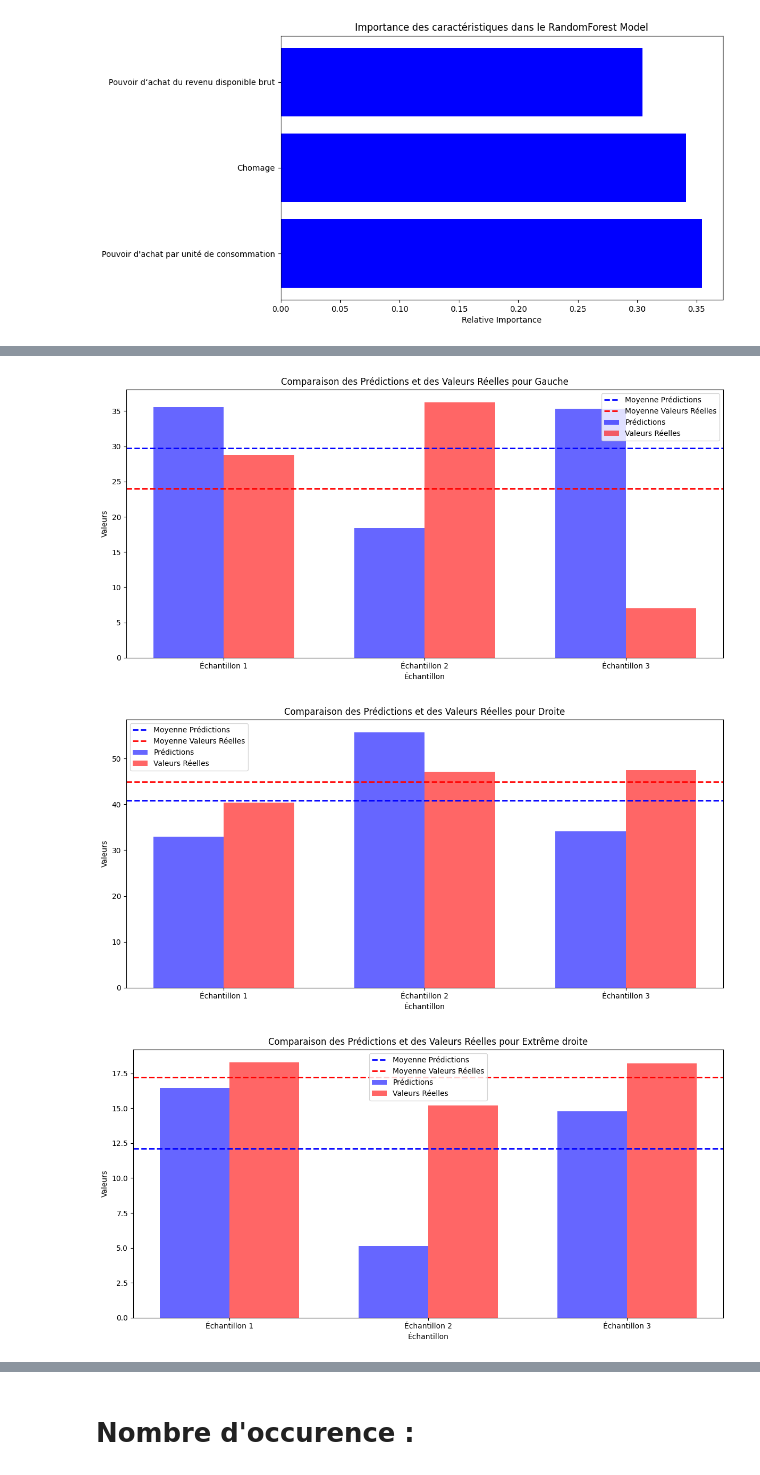
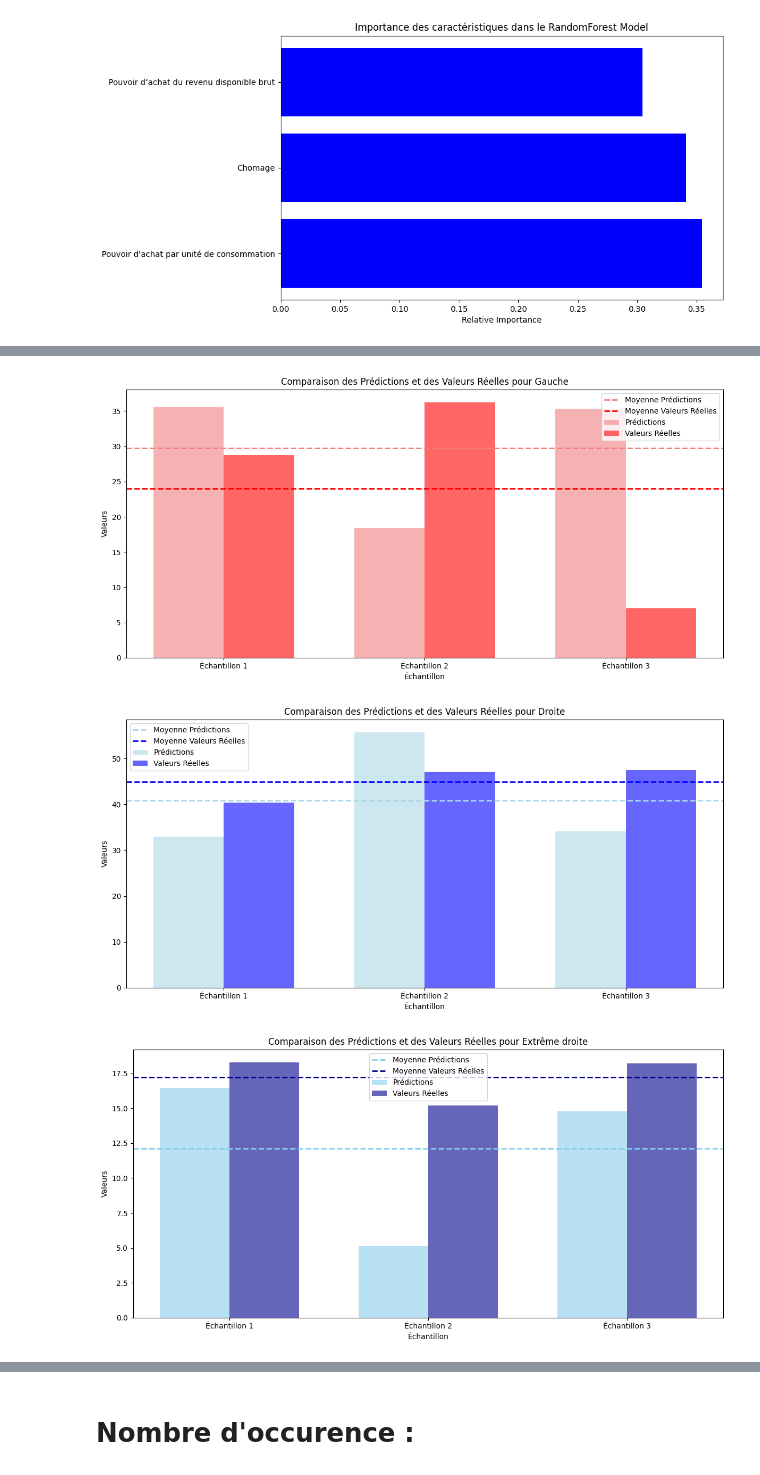
Before and after one commit to MathysLioson/presidential_IA, a Jupyter notebook: algo/presidentialLearning.ipynb, the cells around one changed output, grey strips where cells are left out. Drawn from its saved outputs; the diff is of its cells as text; code cells hidden in the pictures.

```diff
--- a/algo/presidentialLearning.ipynb
+++ b/algo/presidentialLearning.ipynb
@@ -368,6 +367,14 @@ import numpy as np
 
 # Noms des partis politiques correspondant à chaque colonne dans y_pred et y_test
 partis_politiques = ["Extrême gauche", "Gauche", "Droite", "Extrême droite"]
+
+# Couleurs spécifiques pour chaque parti politique
+colors = {
+    'Extrême gauche': ('darkred', 'salmon'),  # darkred pour les valeurs réelles, salmon pour les prédictions
+    'Gauche': ('red', 'lightcoral'),          # red pour les valeurs réelles, lightcoral pour les prédictions
+    'Droite': ('blue', 'lightblue'),          # blue pour les valeurs réelles, lightblue pour les prédictions
+    'Extrême droite': ('darkblue', 'skyblue') # darkblue pour les valeurs réelles, skyblue pour les prédictions
+}
 
 # Assurez-vous que y_pred et y_test sont des tableaux numpy
 y_pred = np.array(y_pred)
@@ -384,17 +391,17 @@ for i in range(y_pred.shape[1]):
     index = np.arange(n_samples)
     bar_width = 0.35
 
-    # Création des barres
-    bars1 = plt.bar(index, y_pred[:n_samples, i], bar_width, label='Prédictions', alpha=0.6, color='blue')
-    bars2 = plt.bar(index + bar_width, y_test[:n_samples, i], bar_width, label='Valeurs Réelles', alpha=0.6, color='red')
+    # Création des barres avec les couleurs spécifiées
+    bars1 = plt.bar(index, y_pred[:n_samples, i], bar_width, label='Prédictions', alpha=0.6, color=colors[partis_politiques[i]][1])
+    bars2 = plt.bar(index + bar_width, y_test[:n_samples, i], bar_width, label='Valeurs Réelles', alpha=0.6, color=colors[partis_politiques[i]][0])
 
     # Calcul des moyennes pour les prédictions et les valeurs réelles
     mean_pred = np.mean(y_pred[:, i])
     mean_real = np.mean(y_test[:, i])
 
     # Tracer les lignes de moyenne
-    plt.axhline(y=mean_pred, color='blue', linestyle='--', linewidth=2, label='Moyenne Prédictions')
-    plt.axhline(y=mean_real, color='red', linestyle='--', linewidth=2, label='Moyenne Valeurs Réelles')
+    plt.axhline(y=mean_pred, color=colors[partis_politiques[i]][1], linestyle='--', linewidth=2, label='Moyenne Prédictions')
+    plt.axhline(y=mean_real, color=colors[partis_politiques[i]][0], linestyle='--', linewidth=2, label='Moyenne Valeurs Réelles')
 
     plt.xlabel('Échantillon')
     plt.ylabel('Valeurs')
@@ -409,3 +416,3 @@ for i in range(y_pred.shape[1]):
-[figure, old version]
+[figure, new version]
-[figure, old version]
+[figure, new version]
-[figure, old version]
+[figure, new version]
```
Also changed, not shown: parts of 9 cells of this notebook, 1 other file.
